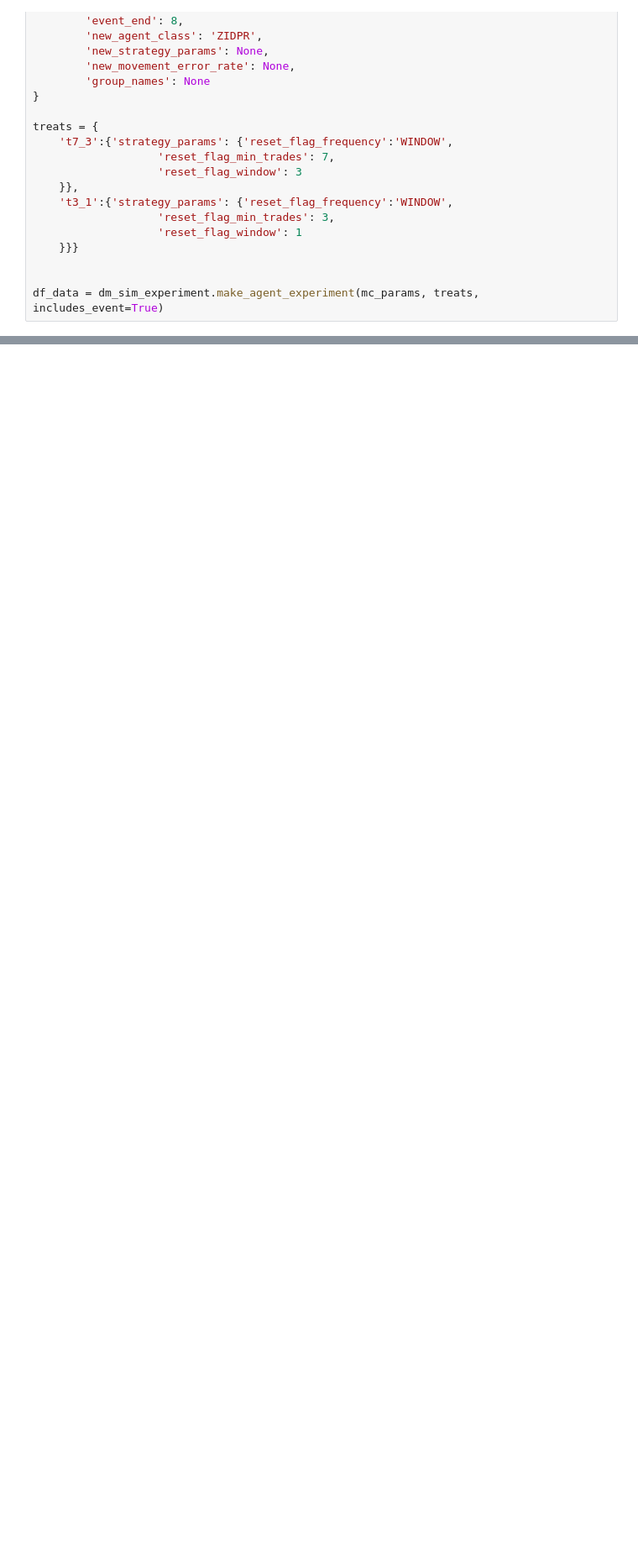
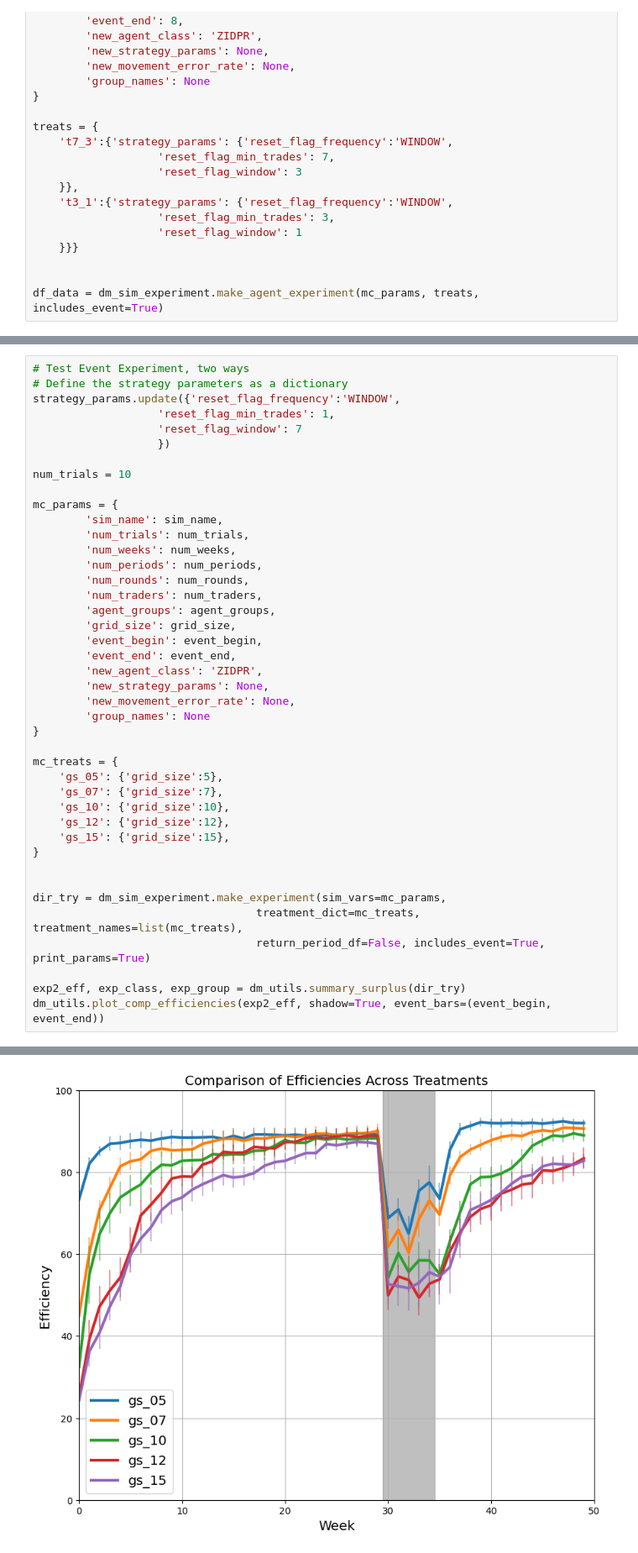
Before and after one commit to Kmccabe/dm_markets, a Jupyter notebook: modules_vCOVID/notebooks/test_notebook.ipynb, the cells around one changed output, grey strips where cells are left out. Shown at 84% size. Drawn from its saved outputs; the diff is of its cells as text; blank space fills up the shorter version.

```diff
--- a/modules_vCOVID/notebooks/test_notebook.ipynb
+++ b/modules_vCOVID/notebooks/test_notebook.ipynb
@@ -362,0 +459,43 @@ dm_utils.plot_comp_efficiencies(exp2_eff, shadow=True, event_bars=(7, 8))
+# %%
+# Test Event Experiment, two ways
+# Define the strategy parameters as a dictionary
+strategy_params.update({'reset_flag_frequency':'WINDOW',
+                   'reset_flag_min_trades': 1,
+                   'reset_flag_window': 7
+                   })
+
+num_trials = 10
+
+mc_params = {
+        'sim_name': sim_name,
+        'num_trials': num_trials,
+        'num_weeks': num_weeks,
+        'num_periods': num_periods,
+        'num_rounds': num_rounds,
+        'num_traders': num_traders,
+        'agent_groups': agent_groups,
+        'grid_size': grid_size,
+        'event_begin': event_begin,
+        'event_end': event_end,
+        'new_agent_class': 'ZIDPR',
+        'new_strategy_params': None,
+        'new_movement_error_rate': None,
+        'group_names': None
+}
+
+mc_treats = {
+    'gs_05': {'grid_size':5},
+    'gs_07': {'grid_size':7},
+    'gs_10': {'grid_size':10},
+    'gs_12': {'grid_size':12},
+    'gs_15': {'grid_size':15},
+}
+
+
+dir_try = dm_sim_experiment.make_experiment(sim_vars=mc_params,
+                                  treatment_dict=mc_treats, treatment_names=list(mc_treats),
+                                  return_period_df=False, includes_event=True, print_params=True)
+
+exp2_eff, exp_class, exp_group = dm_utils.summary_surplus(dir_try)
+dm_utils.plot_comp_efficiencies(exp2_eff, shadow=True, event_bars=(event_begin, event_end))
+# %% [output]
@@ -362,0 +503 @@ dm_utils.plot_comp_efficiencies(exp2_eff, shadow=True, event_bars=(7, 8))
+[figure, added]
```
Also changed, not shown: parts of 16 cells of this notebook, 4 other files.
